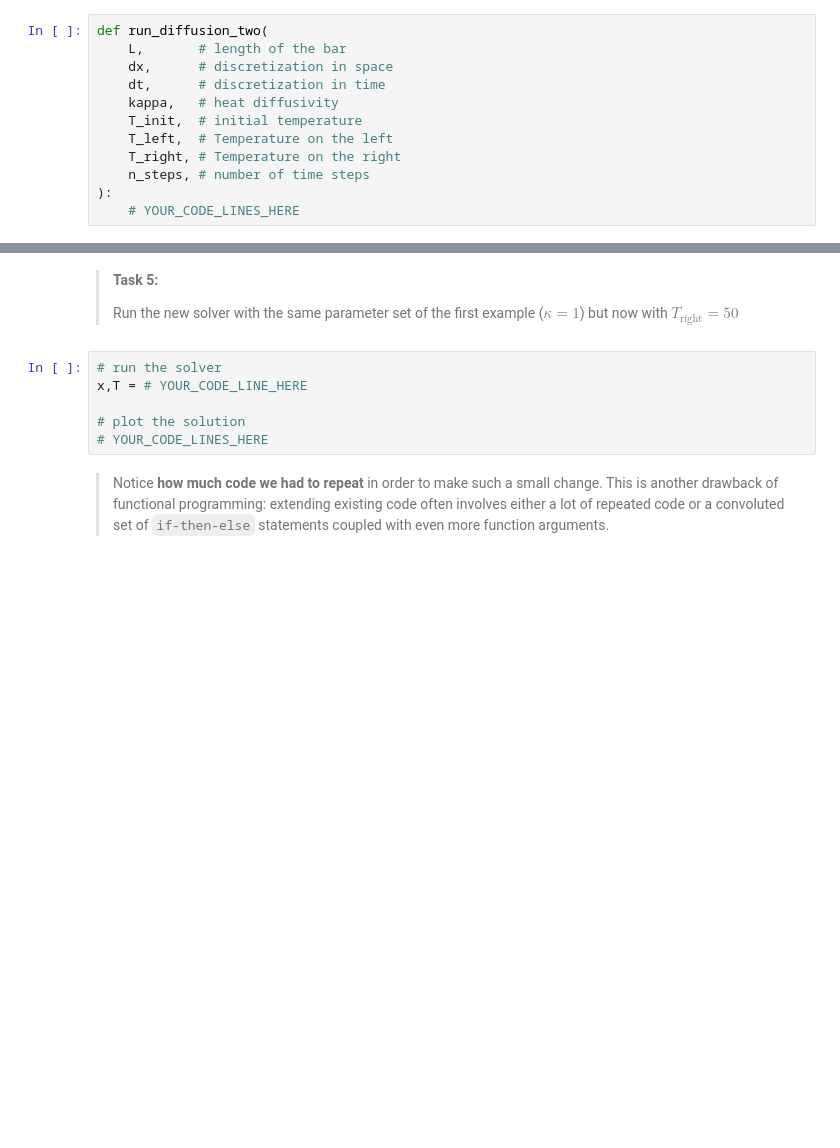
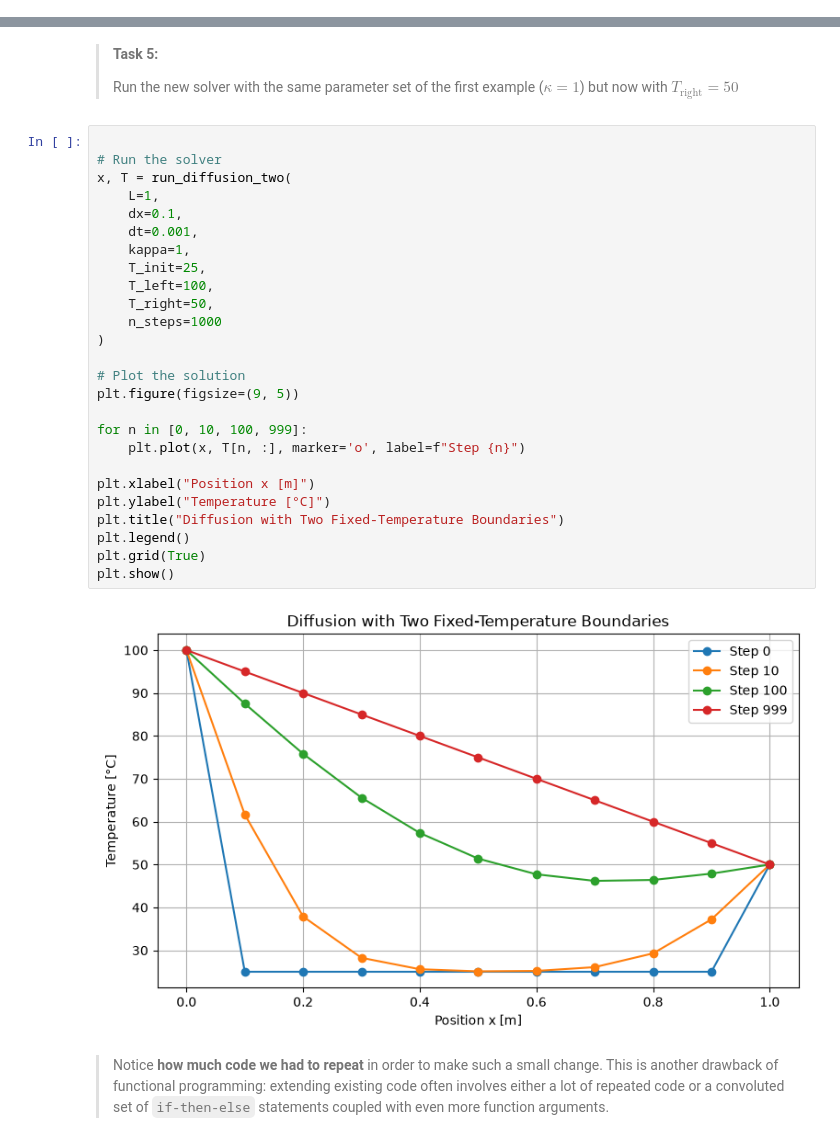
Before and after one commit to sultanhezam070/PA2.1, a Jupyter notebook: 1_functional.ipynb, the cells around one changed output, grey strips where cells are left out. Drawn from its saved outputs; the diff is of its cells as text; blank space fills up the shorter version.

```diff
--- a/1_functional.ipynb
+++ b/1_functional.ipynb
@@ -95,15 +128,3 @@ x,T = # YOUR_CODE_LINE_HERE
 > **Task 4:**
 >
 > Complete the missing parts in the code below
-# %%
-def run_diffusion_two(
-    L,       # length of the bar
-    dx,      # discretization in space
-    dt,      # discretization in time
-    kappa,   # heat diffusivity
-    T_init,  # initial temperature
-    T_left,  # Temperature on the left
-    T_right, # Temperature on the right
-    n_steps, # number of time steps
-):
-    # YOUR_CODE_LINES_HERE
@@ -111,12 +177,34 @@ def run_diffusion_two(
 > **Task 5:**
 >
 > Run the new solver with the same parameter set of the first example ($\kappa=1$) but now with $T_\mathrm{right}=50$
-# %%
-# run the solver
-x,T = # YOUR_CODE_LINE_HERE
-
-# plot the solution
-# YOUR_CODE_LINES_HERE
+# %%
+
+# Run the solver
+x, T = run_diffusion_two(
+    L=1,
+    dx=0.1,
+    dt=0.001,
+    kappa=1,
+    T_init=25,
+    T_left=100,
+    T_right=50,
+    n_steps=1000
+)
+
+# Plot the solution
+plt.figure(figsize=(9, 5))
+
+for n in [0, 10, 100, 999]:
+    plt.plot(x, T[n, :], marker='o', label=f"Step {n}")
+
+plt.xlabel("Position x [m]")
+plt.ylabel("Temperature [°C]")
+plt.title("Diffusion with Two Fixed-Temperature Boundaries")
+plt.legend()
+plt.grid(True)
+plt.show()
+# %% [output]
+[figure, added]
 # %% [markdown]
 > Notice **how much code we had to repeat** in order to make such a small change. This is another drawback of functional programming: extending existing code often involves either a lot of repeated code or a convoluted set of `if-then-else` statements coupled with even more function arguments.
 # %% [markdown]
```
Also changed, not shown: parts of 6 cells of this notebook.
